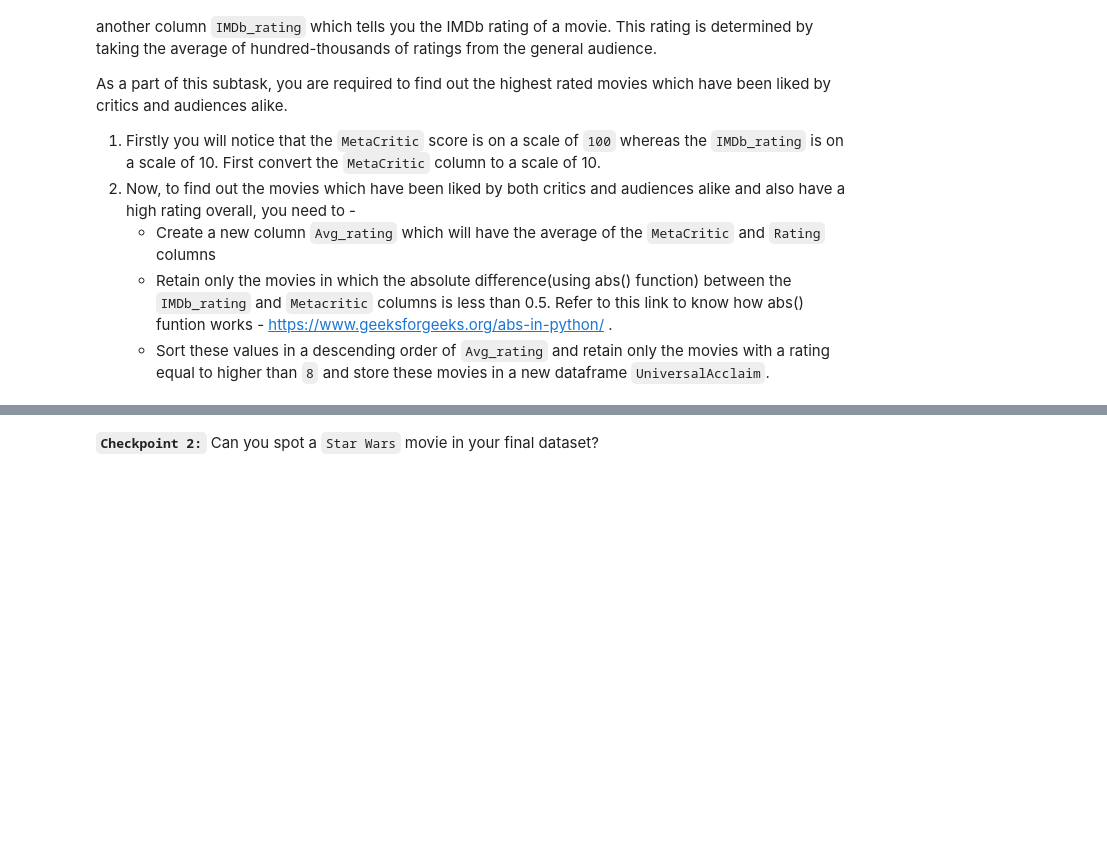
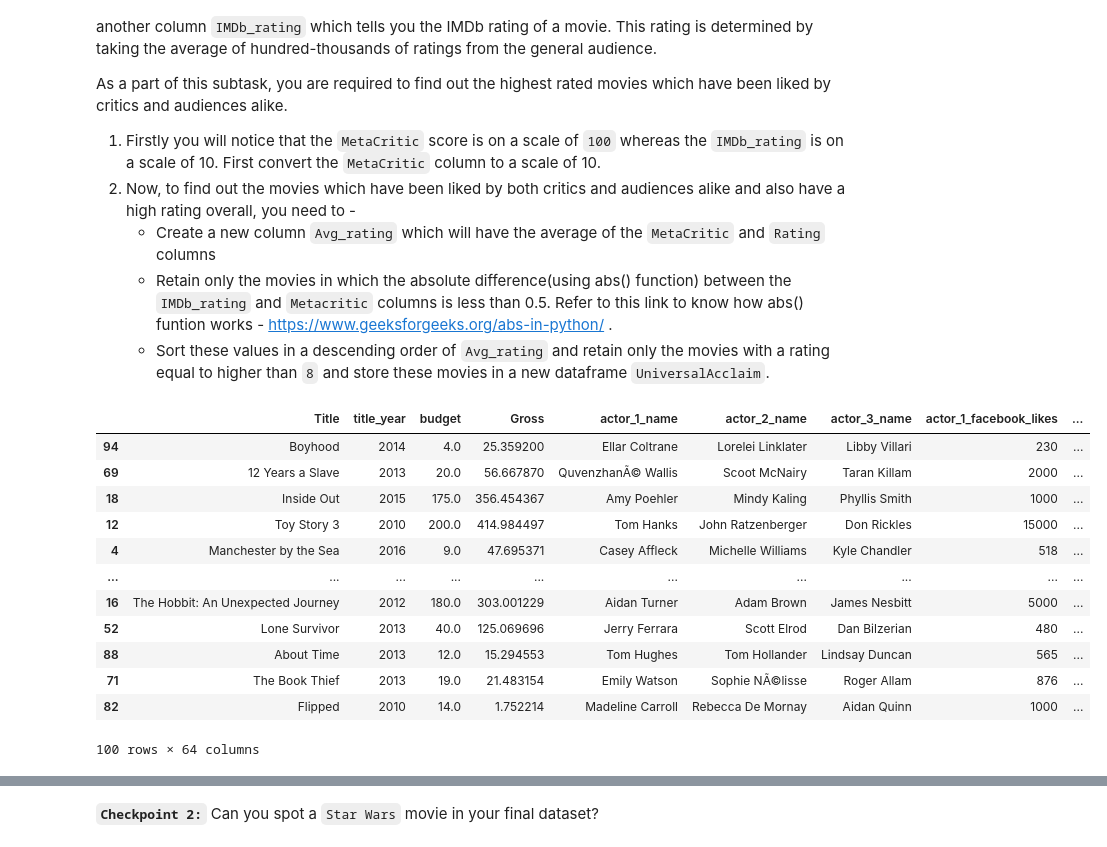
Before and after one commit to Mathieu-Germain/LogicMojo-AI-ML-April26-Mathieu, a Jupyter notebook: IMDb+Movie+Assignment.ipynb, the cells around one changed output, grey strips where cells are left out. Drawn from its saved outputs; the diff is of its cells as text; code cells hidden in the pictures; blank space fills up the shorter version.

```diff
--- a/IMDb+Movie+Assignment.ipynb
+++ b/IMDb+Movie+Assignment.ipynb
@@ -267,5 +285,21 @@ df['MetaCritic'] = df['MetaCritic'] / 10
 df['Avg_rating'] = (df['IMDb_rating'] + df['MetaCritic']) / 2
 # %%
 #Sort in descending order of average rating
+df = df.sort_values(by='Avg_rating', ascending=False)
+df
+# %% [output]
+|  | Title | title_year | budget | Gross | actor_1_name | actor_2_name | actor_3_name | actor_1_facebook_likes | ... |
+| 94 | Boyhood | 2014 | 4.0 | 25.359200 | Ellar Coltrane | Lorelei Linklater | Libby Villari | 230 | ... |
+| 69 | 12 Years a Slave | 2013 | 20.0 | 56.667870 | QuvenzhanÃ© Wallis | Scoot McNairy | Taran Killam | 2000 | ... |
+| 18 | Inside Out | 2015 | 175.0 | 356.454367 | Amy Poehler | Mindy Kaling | Phyllis Smith | 1000 | ... |
+| 12 | Toy Story 3 | 2010 | 200.0 | 414.984497 | Tom Hanks | John Ratzenberger | Don Rickles | 15000 | ... |
+| 4 | Manchester by the Sea | 2016 | 9.0 | 47.695371 | Casey Affleck | Michelle Williams | Kyle Chandler | 518 | ... |
+| ... | ... | ... | ... | ... | ... | ... | ... | ... | ... |
+| 16 | The Hobbit: An Unexpected Journey | 2012 | 180.0 | 303.001229 | Aidan Turner | Adam Brown | James Nesbitt | 5000 | ... |
+| 52 | Lone Survivor | 2013 | 40.0 | 125.069696 | Jerry Ferrara | Scott Elrod | Dan Bilzerian | 480 | ... |
+| 88 | About Time | 2013 | 12.0 | 15.294553 | Tom Hughes | Tom Hollander | Lindsay Duncan | 565 | ... |
+| 71 | The Book Thief | 2013 | 19.0 | 21.483154 | Emily Watson | Sophie NÃ©lisse | Roger Allam | 876 | ... |
+| 82 | Flipped | 2010 | 14.0 | 1.752214 | Madeline Carroll | Rebecca De Mornay | Aidan Quinn | 1000 | ... |
+100 rows × 64 columns
 # %%
 # Find the movies with metacritic-rating < 0.5 and also with the average rating of >8
```
Also changed, not shown: parts of 14 cells of this notebook.
